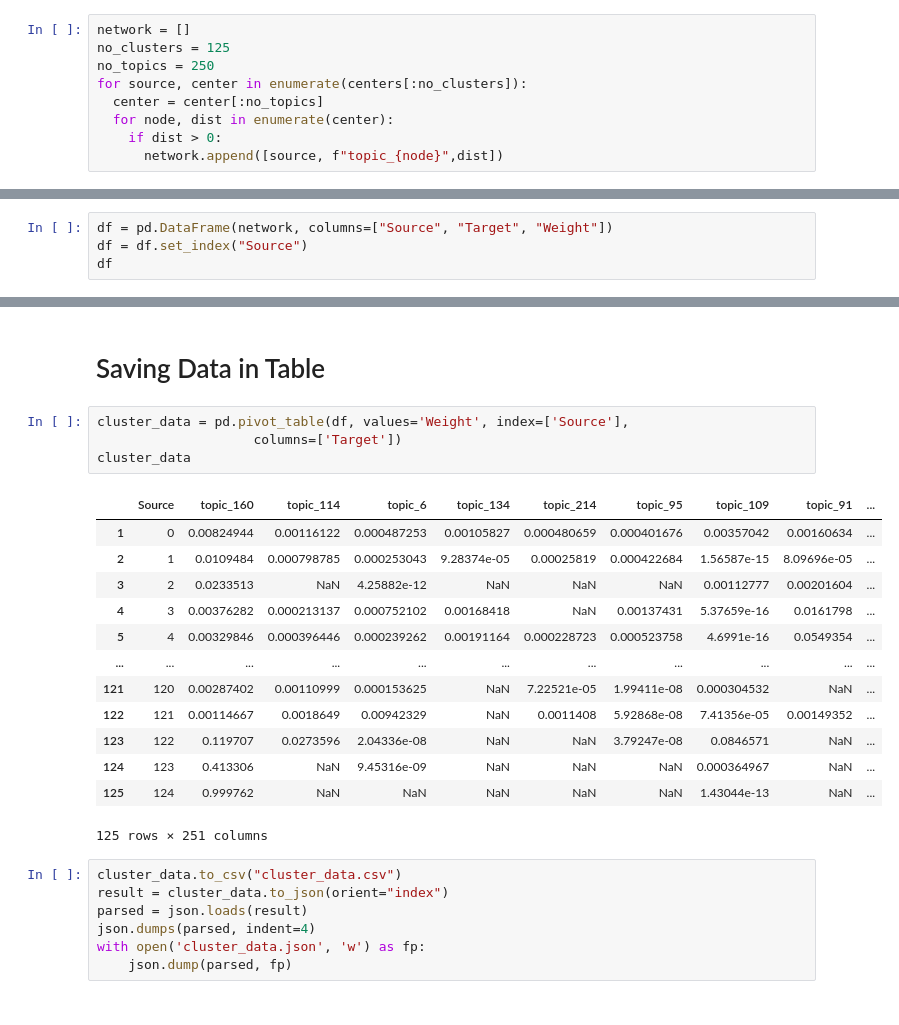
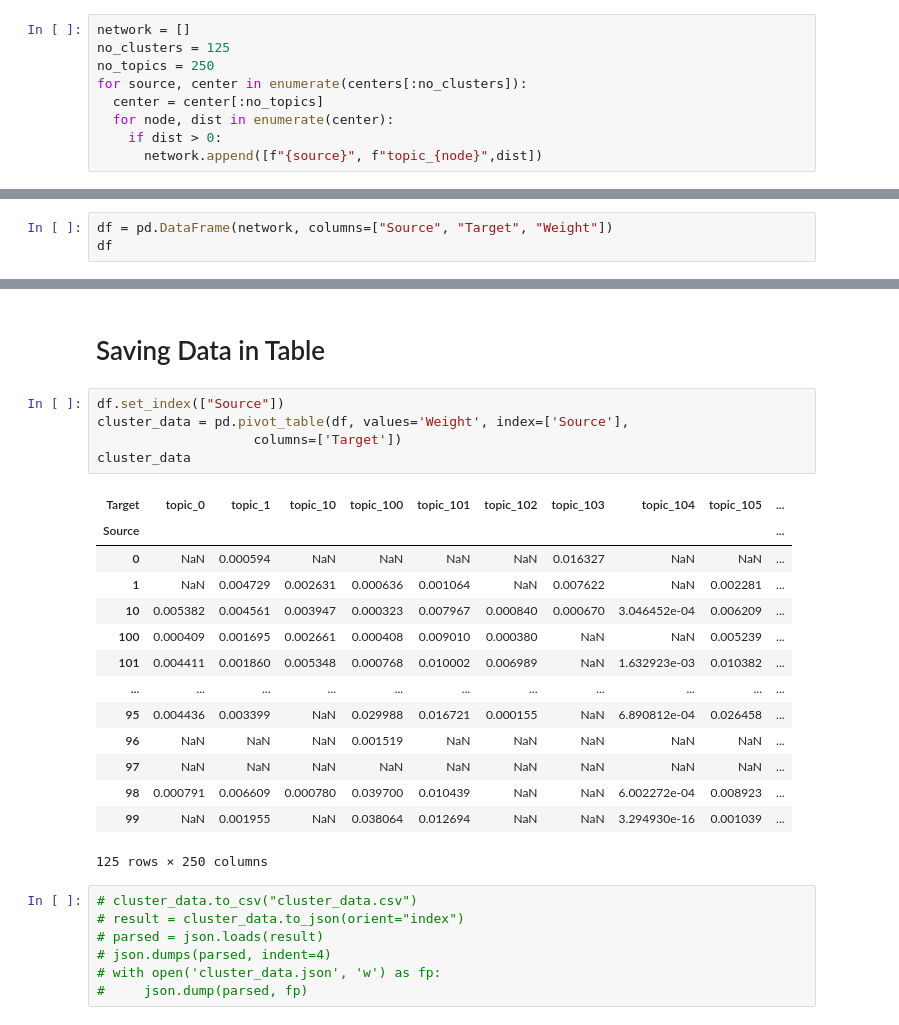
Before and after one commit to shoaib6174/MultiWOZ-Clustering, a Jupyter notebook: Multi_WOZ_Clustering.ipynb, the cells around one changed output, grey strips where cells are left out. Drawn from its saved outputs; the diff is of its cells as text.

```diff
--- a/Multi_WOZ_Clustering.ipynb
+++ b/Multi_WOZ_Clustering.ipynb
@@ -441,6 +425,6 @@ for source, center in enumerate(centers[:no_clusters]):
   center = center[:no_topics]
   for node, dist in enumerate(center):
     if dist > 0:
-      network.append([source, f"topic_{node}",dist])
+      network.append([f"{source}", f"topic_{node}",dist])
 # %% [markdown]
 ## Visualizing
@@ -447,5 +442,4 @@ for source, center in enumerate(centers[:no_clusters]):
 # %%
 df = pd.DataFrame(network, columns=["Source", "Target", "Weight"])
-df = df.set_index("Source")
 df
 # %% [output]
@@ -545,27 +527,29 @@ save(plot, filename=f"{title}.html")
 # %% [markdown]
 # Saving Data in Table
 # %%
+df.set_index(["Source"])
 cluster_data = pd.pivot_table(df, values='Weight', index=['Source'],
                     columns=['Target'])
 cluster_data
 # %% [output]
-|  | Source | topic_160 | topic_114 | topic_6 | topic_134 | topic_214 | topic_95 | topic_109 | topic_91 | ... |
-| 1 | 0 | 0.00824944 | 0.00116122 | 0.000487253 | 0.00105827 | 0.000480659 | 0.000401676 | 0.00357042 | 0.00160634 | ... |
-| 2 | 1 | 0.0109484 | 0.000798785 | 0.000253043 | 9.28374e-05 | 0.00025819 | 0.000422684 | 1.56587e-15 | 8.09696e-05 | ... |
-| 3 | 2 | 0.0233513 | NaN | 4.25882e-12 | NaN | NaN | NaN | 0.00112777 | 0.00201604 | ... |
-| 4 | 3 | 0.00376282 | 0.000213137 | 0.000752102 | 0.00168418 | NaN | 0.00137431 | 5.37659e-16 | 0.0161798 | ... |
-| 5 | 4 | 0.00329846 | 0.000396446 | 0.000239262 | 0.00191164 | 0.000228723 | 0.000523758 | 4.6991e-16 | 0.0549354 | ... |
+| Target | topic_0 | topic_1 | topic_10 | topic_100 | topic_101 | topic_102 | topic_103 | topic_104 | topic_105 | ... |
+| Source |  |  |  |  |  |  |  |  |  | ... |
+| 0 | NaN | 0.000594 | NaN | NaN | NaN | NaN | 0.016327 | NaN | NaN | ... |
+| 1 | NaN | 0.004729 | 0.002631 | 0.000636 | 0.001064 | NaN | 0.007622 | NaN | 0.002281 | ... |
+| 10 | 0.005382 | 0.004561 | 0.003947 | 0.000323 | 0.007967 | 0.000840 | 0.000670 | 3.046452e-04 | 0.006209 | ... |
+| 100 | 0.000409 | 0.001695 | 0.002661 | 0.000408 | 0.009010 | 0.000380 | NaN | NaN | 0.005239 | ... |
+| 101 | 0.004411 | 0.001860 | 0.005348 | 0.000768 | 0.010002 | 0.006989 | NaN | 1.632923e-03 | 0.010382 | ... |
 | ... | ... | ... | ... | ... | ... | ... | ... | ... | ... | ... |
-| 121 | 120 | 0.00287402 | 0.00110999 | 0.000153625 | NaN | 7.22521e-05 | 1.99411e-08 | 0.000304532 | NaN | ... |
-| 122 | 121 | 0.00114667 | 0.0018649 | 0.00942329 | NaN | 0.0011408 | 5.92868e-08 | 7.41356e-05 | 0.00149352 | ... |
-| 123 | 122 | 0.119707 | 0.0273596 | 2.04336e-08 | NaN | NaN | 3.79247e-08 | 0.0846571 | NaN | ... |
-| 124 | 123 | 0.413306 | NaN | 9.45316e-09 | NaN | NaN | NaN | 0.000364967 | NaN | ... |
-| 125 | 124 | 0.999762 | NaN | NaN | NaN | NaN | NaN | 1.43044e-13 | NaN | ... |
+| 95 | 0.004436 | 0.003399 | NaN | 0.029988 | 0.016721 | 0.000155 | NaN | 6.890812e-04 | 0.026458 | ... |
+| 96 | NaN | NaN | NaN | 0.001519 | NaN | NaN | NaN | NaN | NaN | ... |
+| 97 | NaN | NaN | NaN | NaN | NaN | NaN | NaN | NaN | NaN | ... |
+| 98 | 0.000791 | 0.006609 | 0.000780 | 0.039700 | 0.010439 | NaN | NaN | 6.002272e-04 | 0.008923 | ... |
+| 99 | NaN | 0.001955 | NaN | 0.038064 | 0.012694 | NaN | NaN | 3.294930e-16 | 0.001039 | ... |
-125 rows × 251 columns
+125 rows × 250 columns
 # %%
-cluster_data.to_csv("cluster_data.csv")
-result = cluster_data.to_json(orient="index")
-parsed = json.loads(result)
-json.dumps(parsed, indent=4)
-with open('cluster_data.json', 'w') as fp:
-    json.dump(parsed, fp)
+# cluster_data.to_csv("cluster_data.csv")
+# result = cluster_data.to_json(orient="index")
+# parsed = json.loads(result)
+# json.dumps(parsed, indent=4)
+# with open('cluster_data.json', 'w') as fp:
+#     json.dump(parsed, fp)
```
Also changed, not shown: parts of 12 cells of this notebook.
